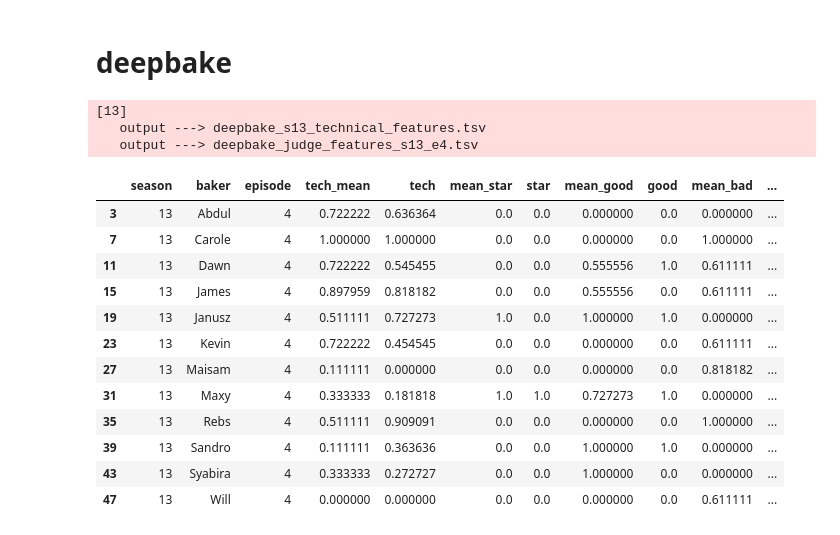
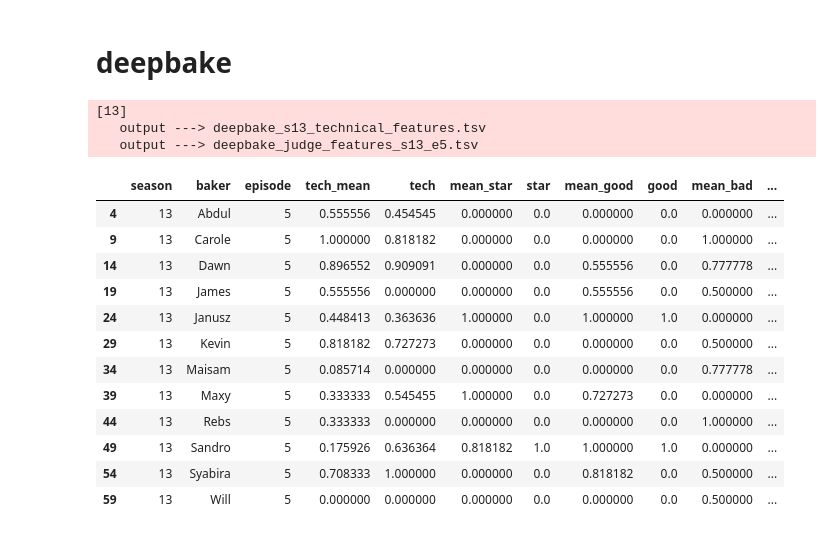
Before and after one commit to dantaki/DeepBake, a Jupyter notebook: NOTEBOOKS/S13/deepbake_s13.ipynb, the cells around one changed output. Saved outputs shown, nothing was run; the diff lists cells and outputs as text; code cells hidden in the pictures.

```diff
--- a/NOTEBOOKS/S13/deepbake_s13.ipynb
+++ b/NOTEBOOKS/S13/deepbake_s13.ipynb
@@ -175,25 +175,25 @@ def deep_bake(episode):
 # %% [markdown]
 # deepbake
 # %%
-episode=4
+episode=5
 process_episode(episode)
 # %% [output]
 [13]
    output ---> deepbake_s13_technical_features.tsv
-   output ---> deepbake_judge_features_s13_e4.tsv
+   output ---> deepbake_judge_features_s13_e5.tsv
 |  | season | baker | episode | tech_mean | tech | mean_star | star | mean_good | good | mean_bad | ... |
-| 3 | 13 | Abdul | 4 | 0.722222 | 0.636364 | 0.0 | 0.0 | 0.000000 | 0.0 | 0.000000 | ... |
-| 7 | 13 | Carole | 4 | 1.000000 | 1.000000 | 0.0 | 0.0 | 0.000000 | 0.0 | 1.000000 | ... |
-| 11 | 13 | Dawn | 4 | 0.722222 | 0.545455 | 0.0 | 0.0 | 0.555556 | 1.0 | 0.611111 | ... |
-| 15 | 13 | James | 4 | 0.897959 | 0.818182 | 0.0 | 0.0 | 0.555556 | 0.0 | 0.611111 | ... |
-| 19 | 13 | Janusz | 4 | 0.511111 | 0.727273 | 1.0 | 0.0 | 1.000000 | 1.0 | 0.000000 | ... |
-| 23 | 13 | Kevin | 4 | 0.722222 | 0.454545 | 0.0 | 0.0 | 0.000000 | 0.0 | 0.611111 | ... |
-| 27 | 13 | Maisam | 4 | 0.111111 | 0.000000 | 0.0 | 0.0 | 0.000000 | 0.0 | 0.818182 | ... |
-| 31 | 13 | Maxy | 4 | 0.333333 | 0.181818 | 1.0 | 1.0 | 0.727273 | 1.0 | 0.000000 | ... |
-| 35 | 13 | Rebs | 4 | 0.511111 | 0.909091 | 0.0 | 0.0 | 0.000000 | 0.0 | 1.000000 | ... |
-| 39 | 13 | Sandro | 4 | 0.111111 | 0.363636 | 0.0 | 0.0 | 1.000000 | 1.0 | 0.000000 | ... |
-| 43 | 13 | Syabira | 4 | 0.333333 | 0.272727 | 0.0 | 0.0 | 1.000000 | 0.0 | 0.000000 | ... |
-| 47 | 13 | Will | 4 | 0.000000 | 0.000000 | 0.0 | 0.0 | 0.000000 | 0.0 | 0.611111 | ... |
+| 4 | 13 | Abdul | 5 | 0.555556 | 0.454545 | 0.000000 | 0.0 | 0.000000 | 0.0 | 0.000000 | ... |
+| 9 | 13 | Carole | 5 | 1.000000 | 0.818182 | 0.000000 | 0.0 | 0.000000 | 0.0 | 1.000000 | ... |
+| 14 | 13 | Dawn | 5 | 0.896552 | 0.909091 | 0.000000 | 0.0 | 0.555556 | 0.0 | 0.777778 | ... |
+| 19 | 13 | James | 5 | 0.555556 | 0.000000 | 0.000000 | 0.0 | 0.555556 | 0.0 | 0.500000 | ... |
+| 24 | 13 | Janusz | 5 | 0.448413 | 0.363636 | 1.000000 | 0.0 | 1.000000 | 1.0 | 0.000000 | ... |
+| 29 | 13 | Kevin | 5 | 0.818182 | 0.727273 | 0.000000 | 0.0 | 0.000000 | 0.0 | 0.500000 | ... |
+| 34 | 13 | Maisam | 5 | 0.085714 | 0.000000 | 0.000000 | 0.0 | 0.000000 | 0.0 | 0.777778 | ... |
+| 39 | 13 | Maxy | 5 | 0.333333 | 0.545455 | 1.000000 | 0.0 | 0.727273 | 0.0 | 0.000000 | ... |
+| 44 | 13 | Rebs | 5 | 0.333333 | 0.000000 | 0.000000 | 0.0 | 0.000000 | 0.0 | 1.000000 | ... |
+| 49 | 13 | Sandro | 5 | 0.175926 | 0.636364 | 0.818182 | 1.0 | 1.000000 | 1.0 | 0.000000 | ... |
+| 54 | 13 | Syabira | 5 | 0.708333 | 1.000000 | 0.000000 | 0.0 | 0.818182 | 0.0 | 0.500000 | ... |
+| 59 | 13 | Will | 5 | 0.000000 | 0.000000 | 0.000000 | 0.0 | 0.000000 | 0.0 | 0.500000 | ... |
 # %%
 df = deep_bake(episode)
 # %% [output]
```
Also changed, not shown: parts of 2 cells of this notebook, 17 other files.
